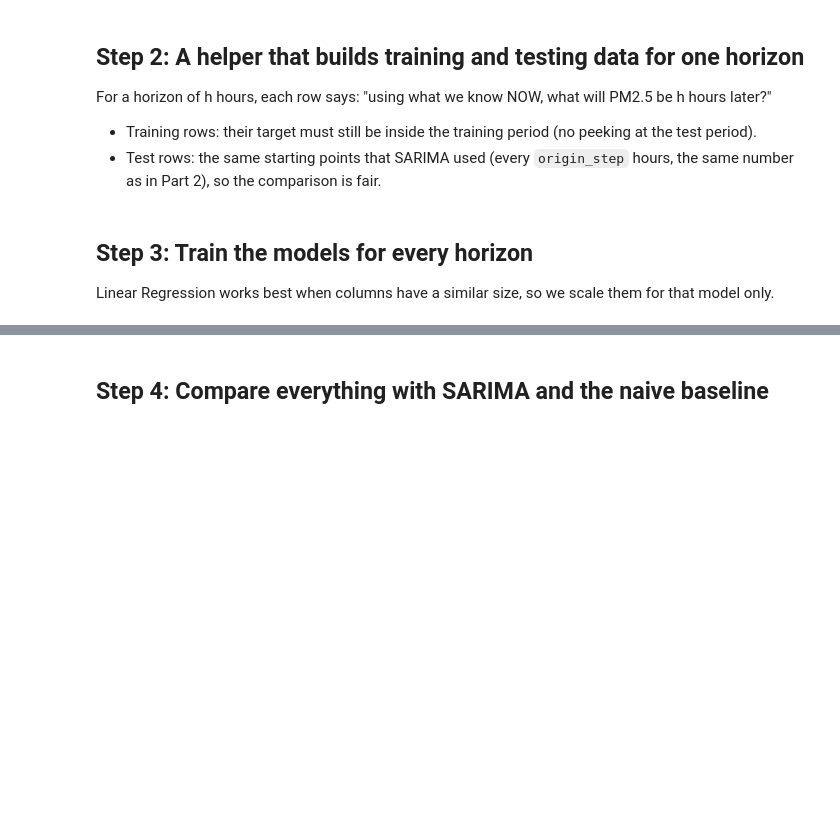
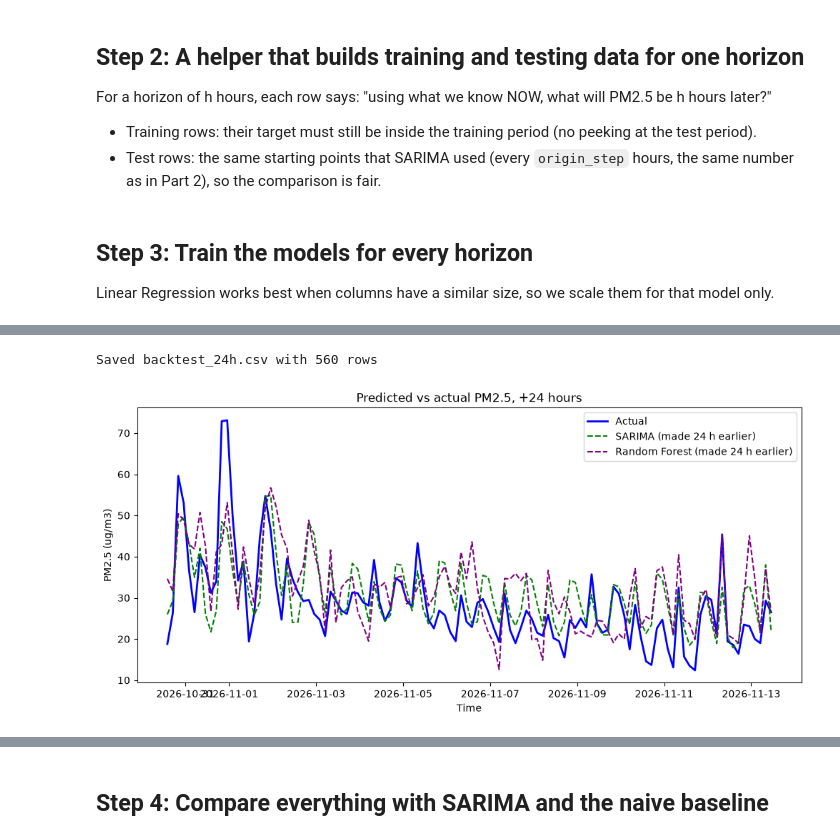
Before and after one commit to Naresh-Kumar17/Air_Quality_Forcasating-, a Jupyter notebook: karachi_air_quality_full.ipynb, the cells around one changed output, grey strips where cells are left out. Cells and saved outputs as stored; diff of their text form; code cells hidden in the pictures; blank space fills up the shorter version.

```diff
--- a/karachi_air_quality_full.ipynb
+++ b/karachi_air_quality_full.ipynb
@@ -891,0 +911,31 @@ Done horizon 72
+# %%
+# machine learning predictions, with the time of the hour they predicted
+ml_backtest = pd.DataFrame({
+    "time": table["time"][index_24 + 24].values,
+    "linear_24h": linear_24_guess,
+    "random_forest_24h": forest_24_guess,
+})
+
+# SARIMA and naive predictions from Part 2
+sarima_backtest = pd.DataFrame(backtest_list)
+
+backtest = pd.merge(sarima_backtest, ml_backtest, on="time")
+backtest = backtest.round(2)
+backtest.to_csv("backtest_24h.csv", index=False)
+print("Saved backtest_24h.csv with", len(backtest), "rows")
+
+# last 14 days of the test period
+last_part = backtest[-14 * 8:]      # one point every 3 hours = 8 points per day
+
+plt.figure(figsize=(12, 5))
+plt.plot(last_part["time"], last_part["real"], color="blue", linewidth=2, label="Actual")
+plt.plot(last_part["time"], last_part["sarima_24h"], color="green", linestyle="--", label="SARIMA (made 24 h earlier)")
+plt.plot(last_part["time"], last_part["random_forest_24h"], color="purple", linestyle="--", label="Random Forest (made 24 h earlier)")
+plt.title("Predicted vs actual PM2.5, +24 hours")
+plt.xlabel("Time")
+plt.ylabel("PM2.5 (ug/m3)")
+plt.legend()
+plt.show()
+# %% [output]
+Saved backtest_24h.csv with 560 rows
+[figure, added]
```
Also changed, not shown: parts of 38 cells of this notebook.
